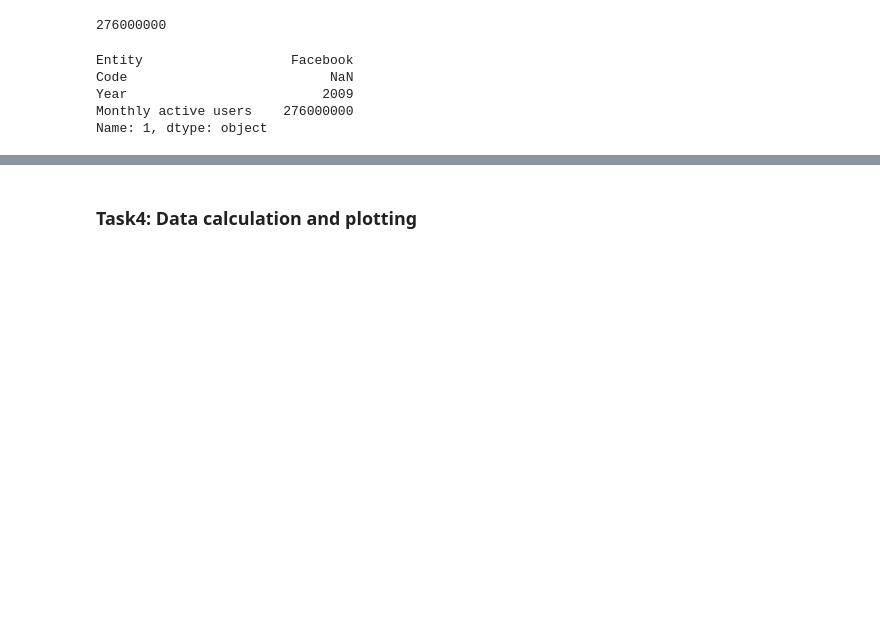
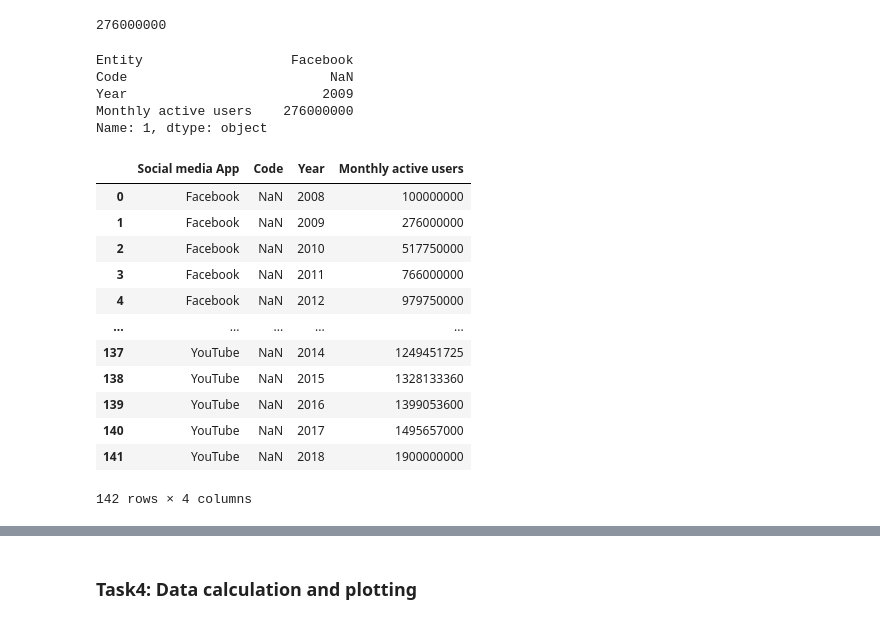
Before and after one commit to BenMasonG/TAA_data_science_bootcamp, a Jupyter notebook: week09_python_pandas/pandas-HL.ipynb, the cells around one changed output, grey strips where cells are left out. Cells and saved outputs as stored; diff of their text form; code cells hidden in the pictures; blank space fills up the shorter version.

Commit message:
Practiced manipulating and dropping columnsin Pandas

```diff
--- a/week09_python_pandas/pandas-HL.ipynb
+++ b/week09_python_pandas/pandas-HL.ipynb
@@ -107,5 +107,20 @@ Monthly active users    276000000
 Name: 1, dtype: object
 # %%
 #Rename the column 'Entity' to 'Social media App':
+df.rename(columns={'Entity':'Social media App'})
+# %% [output]
+|  | Social media App | Code | Year | Monthly active users |
+| 0 | Facebook | NaN | 2008 | 100000000 |
+| 1 | Facebook | NaN | 2009 | 276000000 |
+| 2 | Facebook | NaN | 2010 | 517750000 |
+| 3 | Facebook | NaN | 2011 | 766000000 |
+| 4 | Facebook | NaN | 2012 | 979750000 |
+| ... | ... | ... | ... | ... |
+| 137 | YouTube | NaN | 2014 | 1249451725 |
+| 138 | YouTube | NaN | 2015 | 1328133360 |
+| 139 | YouTube | NaN | 2016 | 1399053600 |
+| 140 | YouTube | NaN | 2017 | 1495657000 |
+| 141 | YouTube | NaN | 2018 | 1900000000 |
+142 rows × 4 columns
 # %%
 #Drop the column named 'Code' from the dataframe:
```
Also changed, not shown: parts of 1 cell of this notebook.
